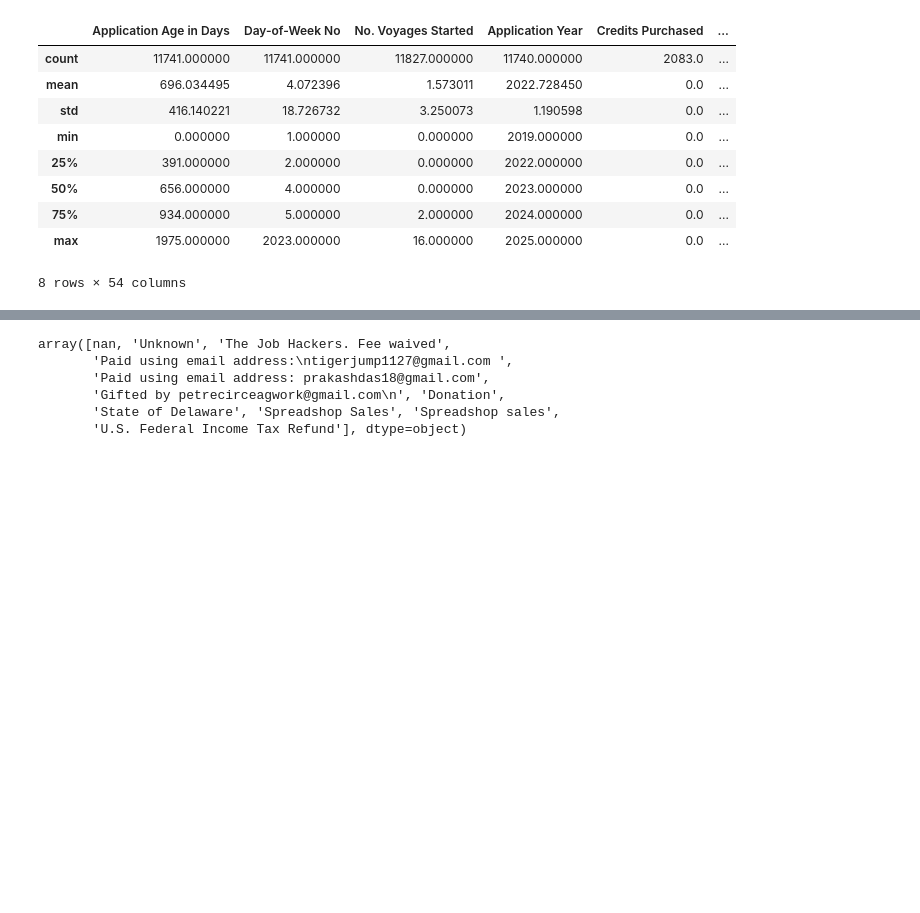
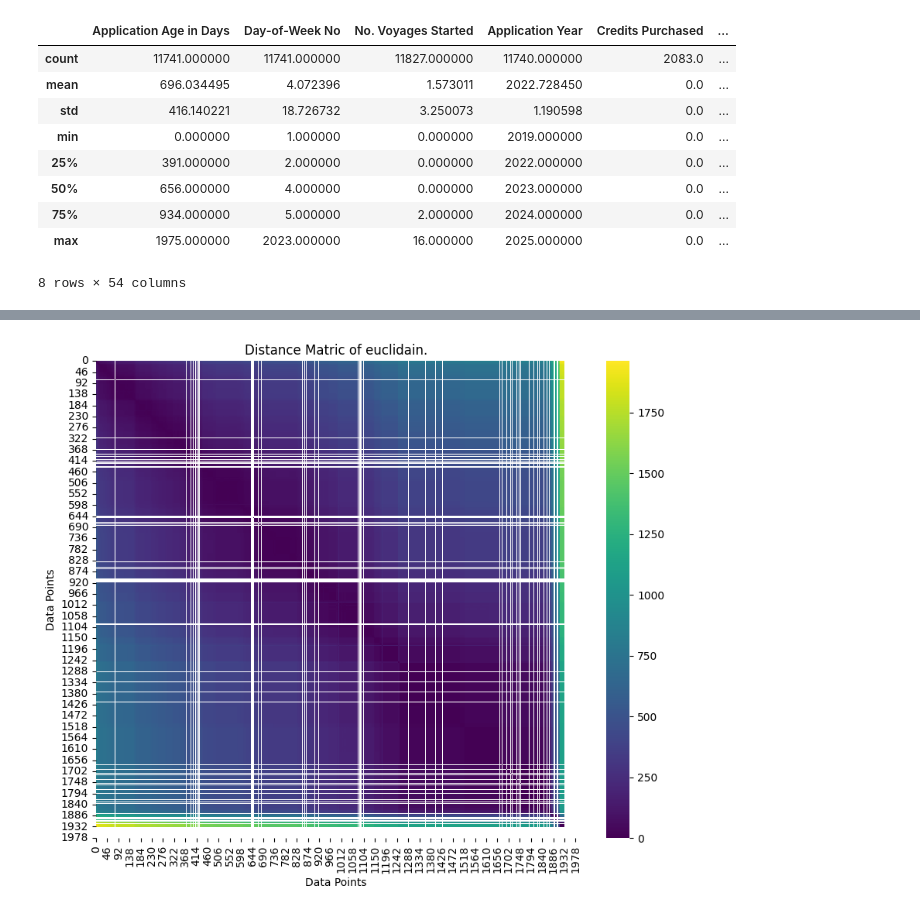
Before and after one commit to roziii/chingu_segment_analysis, a Jupyter notebook: Eda.ipynb, the cells around one changed output, grey strips where cells are left out. Drawn from its saved outputs; the diff is of its cells as text; code cells hidden in the pictures; blank space fills up the shorter version.

Commit message:
Distance Mtrix and K-mean clustering

```diff
--- a/Eda.ipynb
+++ b/Eda.ipynb
@@ -77,9 +75,25 @@ memory usage: 8.1+ MB
 # %%
-merged_df['Payee Name'].unique()
+from scipy.spatial.distance import pdist, squareform
+from sklearn.preprocessing import OneHotEncoder
+categorical_fields = merged_df.select_dtypes(include=['object']).columns
+encoder = OneHotEncoder(sparse_output = False, handle_unknown = 'ignore')
+encoder_categorical = encoder.fit_transform(merged_df[categorical_fields])
+# Convert to DataFrame
+encoded_categorical_df = pd.DataFrame(encoder_categorical,
+                                      columns=encoder.get_feature_names_out(categorical_fields),
+                                      index=merged_df.index)
+# Combine numerical and encoded categorical data
+final_encoded_df = pd.concat([merged_df.select_dtypes(include=['number']), encoded_categorical_df], axis=1)
+
+# calculate distance matrix
+distance_matrix = squareform(pdist(final_encoded_df, metric='euclidean'))
+import matplotlib.pyplot as plt
+import seaborn as sns
+plt.figure(figsize=(10, 8))
+sns.heatmap(distance_matrix , cmap='viridis')
+plt.title('Distance Matric of euclidain.')
+plt.xlabel('Data Points')
+plt.ylabel('Data Points')
+plt.show()
 # %% [output]
-array([nan, 'Unknown', 'The Job Hackers. Fee waived',
-       'Paid using email address:\ntigerjump1127@gmail.com ',
-       'Paid using email address: prakashdas18@gmail.com',
-       'Gifted by petrecirceagwork@gmail.com\n', 'Donation',
-       'State of Delaware', 'Spreadshop Sales', 'Spreadshop sales',
-       'U.S. Federal Income Tax Refund'], dtype=object)
+[figure, added]
```
Also changed, not shown: parts of 5 cells of this notebook, 1 other file.
